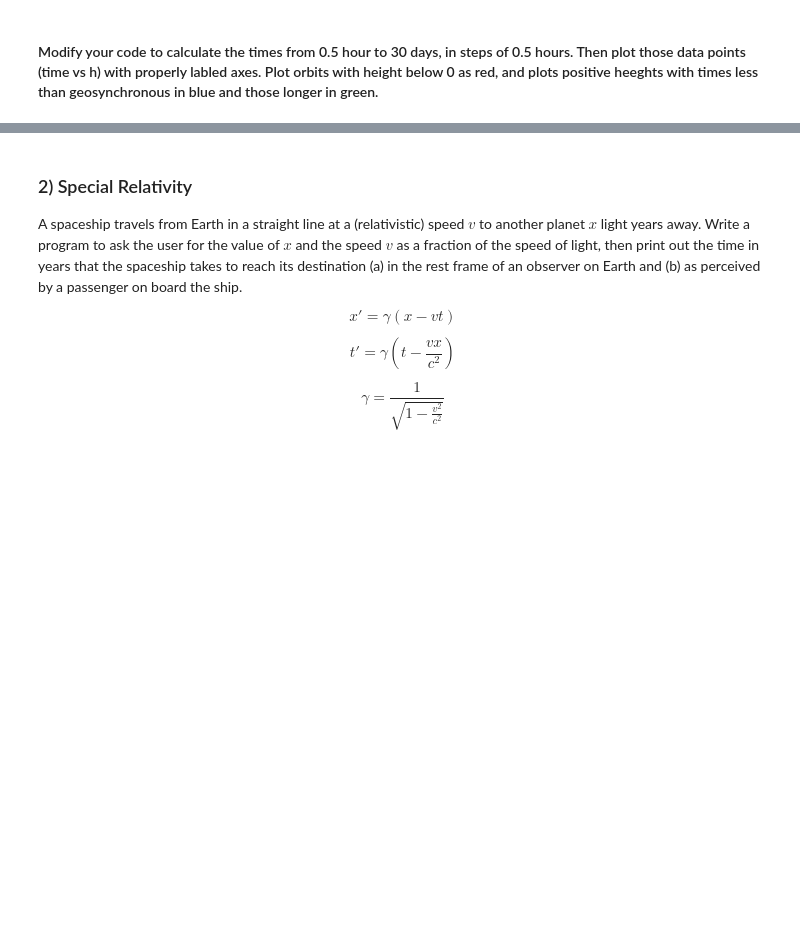
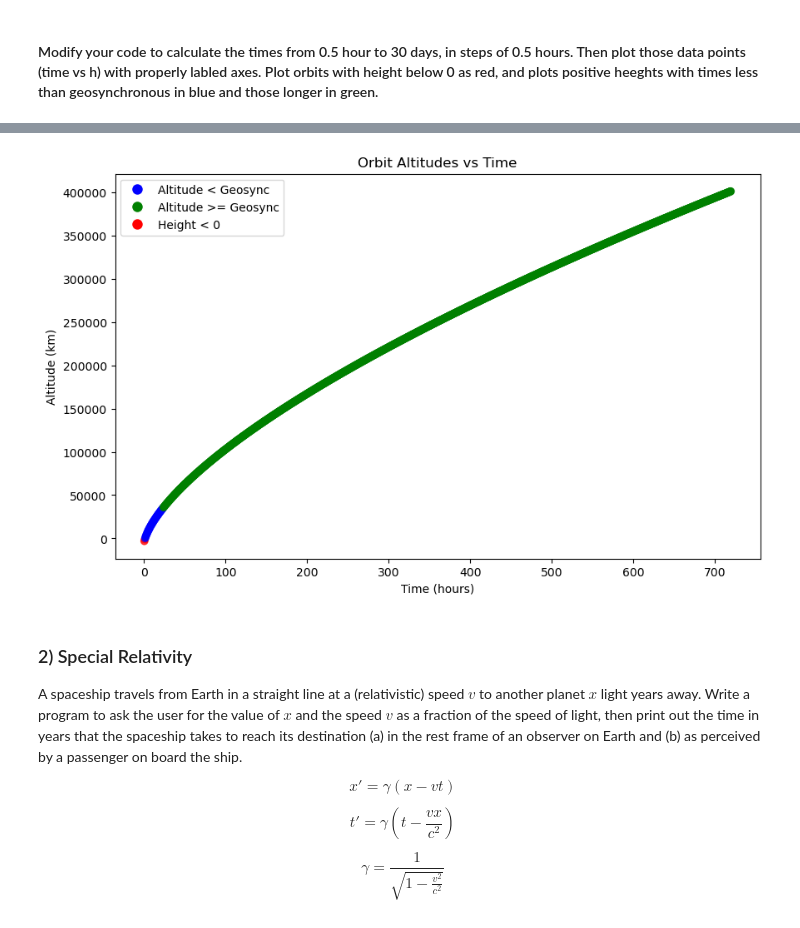
Before and after one commit to AspiringAstronomer/PHYS20323, a Jupyter notebook: Vicente_A_24_HW10.ipynb, the cells around one changed output, grey strips where cells are left out. Cells and saved outputs as stored; diff of their text form; code cells hidden in the pictures; blank space fills up the shorter version.

```diff
--- a/Vicente_A_24_HW10.ipynb
+++ b/Vicente_A_24_HW10.ipynb
@@ -96,3 +66,58 @@ IndentationError: unexpected indent (2531165853.py, line 17)
+# %%
+import math
+import numpy as np
+import matplotlib.pyplot as plt
+
+# Function to calculate altitude based on period T in seconds
+def altitude(T):
+    h = ((6.67 * 10**-11) * (5.97 * 10**24) * (T**2) / (4 * np.pi**2))**(1/3) - (6371 * 1000)
+    return h
+
+# Geosynchronous orbit period in seconds (24 hours)
+geosync = 86400  # seconds (24 hours)
+# Sidereal period in seconds (90 minutes)
+sidereal = 5400  # seconds
+
+# Time range from 0.5 hours to 30 days, in steps of 0.5 hours
+times = np.arange(0.5 * 3600, 30 * 24 * 3600, 0.5 * 3600)  # Time in seconds
+
+
+altitudes = np.array([altitude(T) for T in times])
+
+
+colors = []
+for i, T in enumerate(times):
+    if altitudes[i] < 0:
+        colors.append('red')  # Height below 0
+    elif T < geosync:
+        colors.append('blue')  # Positive height, less than geosynchronous
+    else:
+        colors.append('green')  # Positive height, greater than or equal to geosynchronous
+
+# Plot
+plt.figure(figsize=(10, 6))
+
+# Scatter plot with colors based on conditions
+plt.scatter(times / 3600, altitudes / 1000, c=colors, alpha=0.7)  # Convert time to hours for x-axis and altitude to km
+
+plt.xlabel('Time (hours)')
+plt.ylabel('Altitude (km)')
+plt.title('Orbit Altitudes vs Time')
+
+
+
+
+import matplotlib.lines as mlines
+blue_line = mlines.Line2D([], [], marker='o', color='w', markerfacecolor='blue', markersize=10, label='Altitude < Geosync')
+green_line = mlines.Line2D([], [], marker='o', color='w', markerfacecolor='green', markersize=10, label='Altitude >= Geosync')
+red_line = mlines.Line2D([], [], marker='o', color='w', markerfacecolor='red', markersize=10, label='Height < 0')
+
+plt.legend(handles=[blue_line, green_line, red_line])
+
+# Show the plot
+plt.show()
+# %% [output]
+[figure, added]
 # %% [markdown]
 ### 2) Special Relativity
 
```
Also changed, not shown: parts of 1 cell of this notebook.
